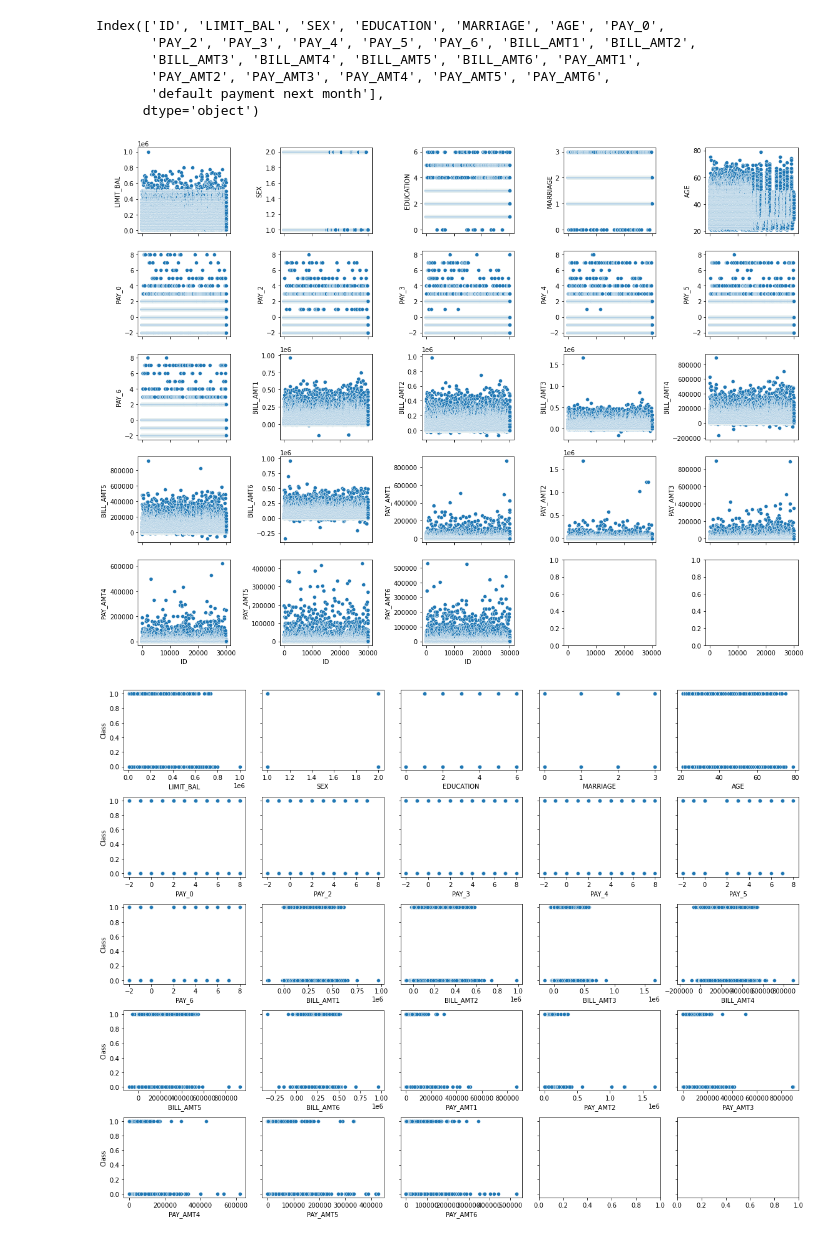
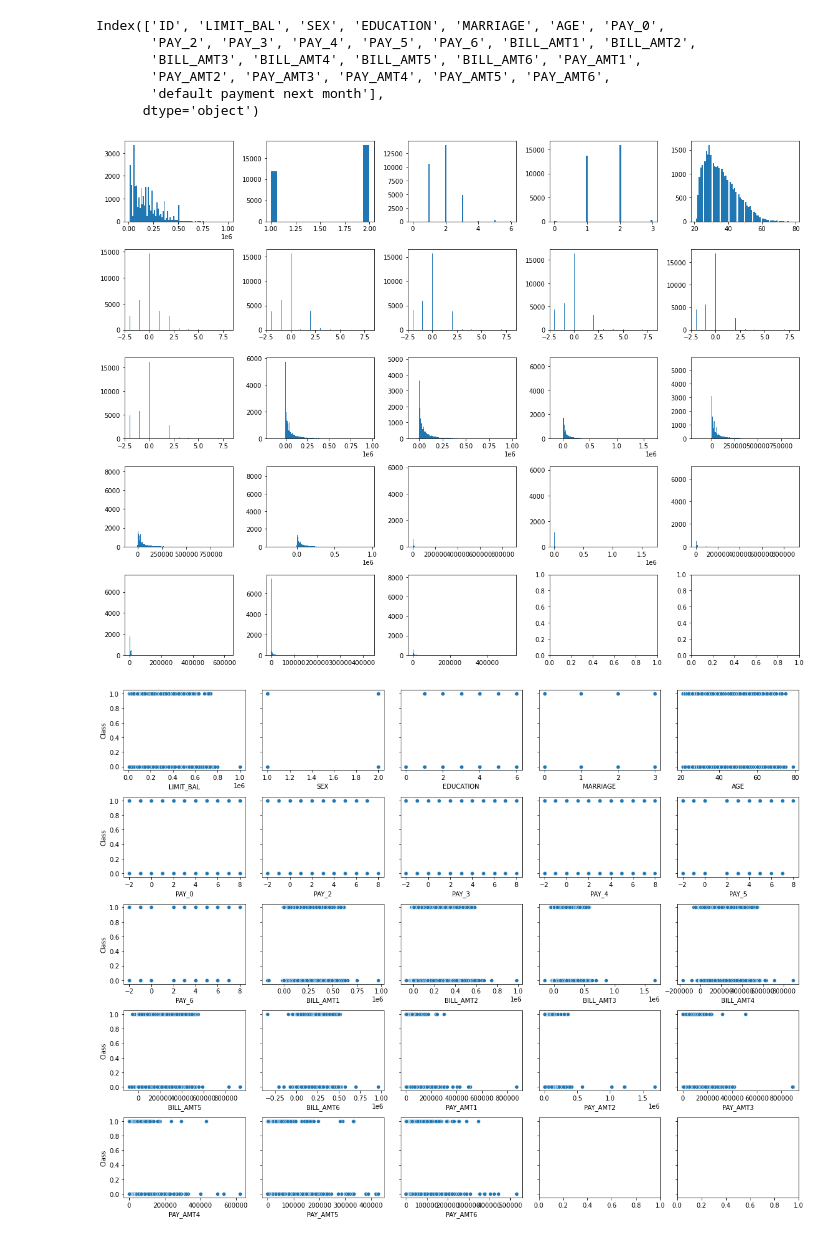
Before and after one commit to ghcn345/Credit-Card-Default-Prediction, a Jupyter notebook: project_CCFraud.ipynb, the cells around one changed output. Saved outputs shown, nothing was run; the diff lists cells and outputs as text; code cells hidden in the pictures.

```diff
--- a/project_CCFraud.ipynb
+++ b/project_CCFraud.ipynb
@@ -74,12 +99,12 @@ col = ['LIMIT_BAL', 'SEX', 'EDUCATION', 'MARRIAGE', 'AGE', 'PAY_0',
        'BILL_AMT3', 'BILL_AMT4', 'BILL_AMT5', 'BILL_AMT6', 'PAY_AMT1',
        'PAY_AMT2', 'PAY_AMT3', 'PAY_AMT4', 'PAY_AMT5', 'PAY_AMT6']
 # %%
-fig, axes = plt.subplots(5,5, sharex=True, figsize=(16,12))
+fig, axes = plt.subplots(5,5, figsize=(16,12))
 for ax, c in zip(axes.flat, col):
-    sns.scatterplot(data=df, x='ID', y=c, ax=ax)
+    ax.hist(df[c], bins='auto')
 plt.tight_layout()
 # %% [output]
-[figure, old version]
+[figure, new version]
 # %%
 fig, axes = plt.subplots(5,5, sharey=True, figsize=(16,12))
 for ax, c in zip(axes.flat, col):
```
Also changed, not shown: parts of 24 cells of this notebook.
